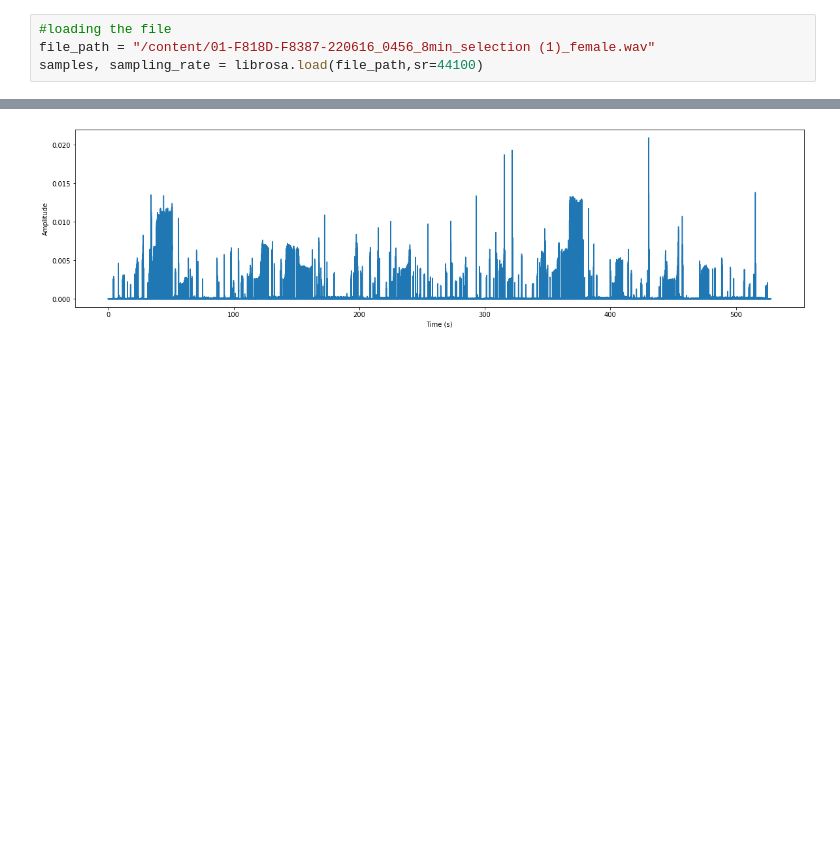
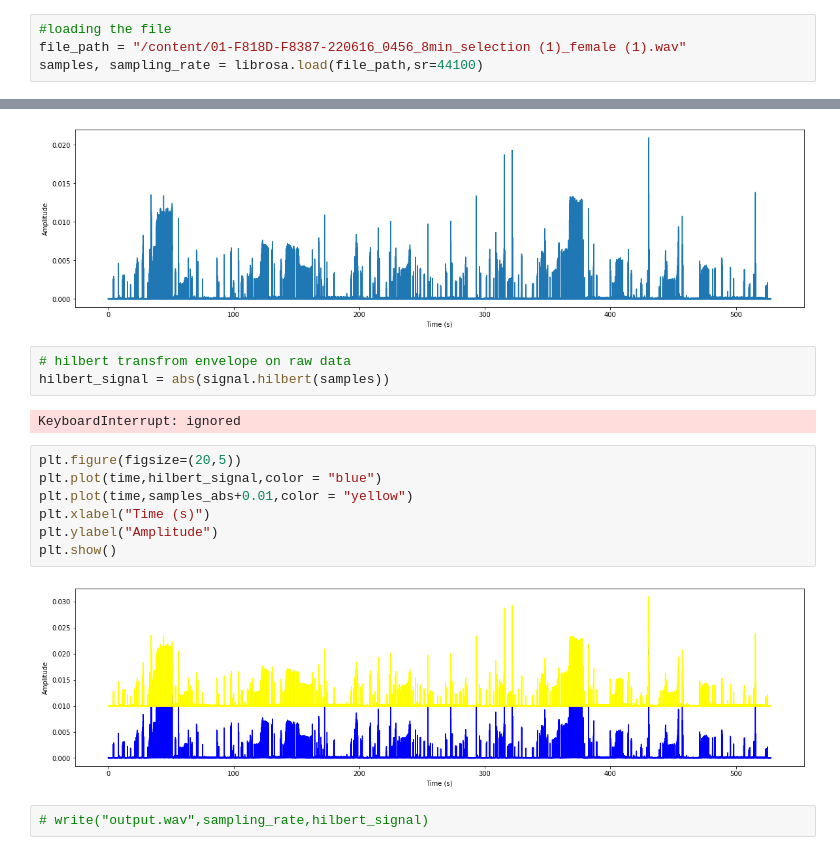
Before and after one commit to james-bole-pan/Xenopus_signal_processing, a Jupyter notebook: Wave_Envelope.ipynb, the cells around one changed output, grey strips where cells are left out. Saved outputs shown, nothing was run; the diff lists cells and outputs as text; blank space fills up the shorter version.

```diff
--- a/Wave_Envelope.ipynb
+++ b/Wave_Envelope.ipynb
@@ -8,6 +11,6 @@ import numpy as np
 # %%
 #loading the file
-file_path = "/content/01-F818D-F8387-220616_0456_8min_selection (1)_female.wav"
+file_path = "/content/01-F818D-F8387-220616_0456_8min_selection (1)_female (1).wav"
 samples, sampling_rate = librosa.load(file_path,sr=44100)
 # %%
 #plotting the audio data in time domain
@@ -30,3 +33,19 @@ plt.ylabel("Amplitude")
 plt.show()
 # %% [output]
 [figure]
+# %%
+# hilbert transfrom envelope on raw data
+hilbert_signal = abs(signal.hilbert(samples))
+# %% [output]
+KeyboardInterrupt: ignored
+# %%
+plt.figure(figsize=(20,5))
+plt.plot(time,hilbert_signal,color = "blue")
+plt.plot(time,samples_abs+0.01,color = "yellow")
+plt.xlabel("Time (s)")
+plt.ylabel("Amplitude")
+plt.show()
+# %% [output]
+[figure, added]
+# %%
+# write("output.wav",sampling_rate,hilbert_signal)
```
Also changed, not shown: parts of 4 cells of this notebook.
